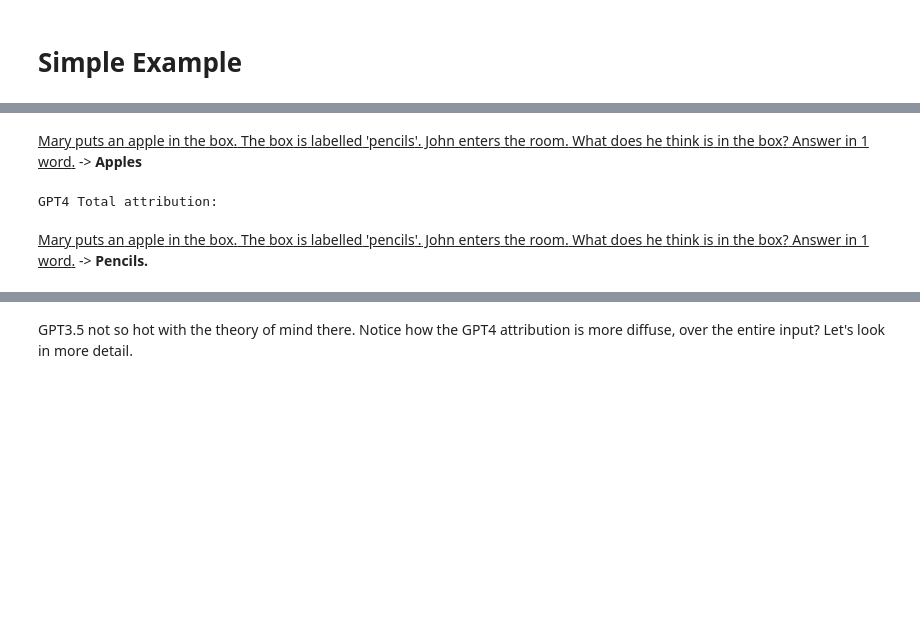
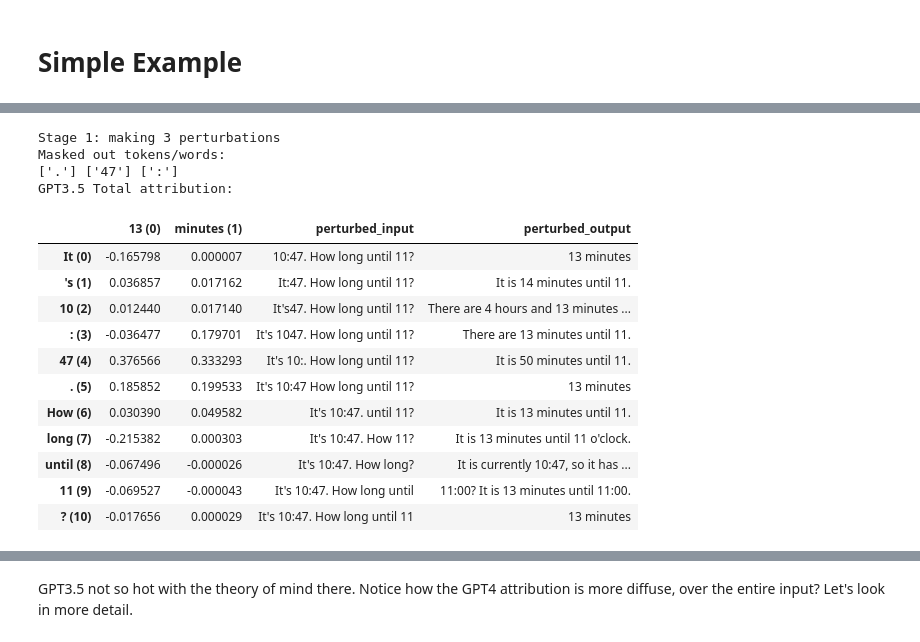
Before and after one commit to leap-laboratories/PIZZA, a Jupyter notebook: examples/example_PIZZA.ipynb, the cells around one changed output, grey strips where cells are left out. Saved outputs shown, nothing was run; the diff lists cells and outputs as text; code cells hidden in the pictures; blank space fills up the shorter version.

```diff
--- a/examples/example_PIZZA.ipynb
+++ b/examples/example_PIZZA.ipynb
@@ -6,7 +6,7 @@ import asyncio
 
 # Set your open ai API key
 # BEWARE: This will cost you API credits!
-YOUR_OPENAI_API_KEY = "your-api-key"
+YOUR_OPENAI_API_KEY = "your api key"
 
 import warnings
 # Suppress annoying FutureWarning from huggingface_hub
@@ -21,7 +24,7 @@ from attribution.experiment_logger import ExperimentLogger
 from attribution.token_perturbation import FixedPerturbationStrategy
 
 gpt3_5_attributor = OpenAIAttributor(openai_api_key=YOUR_OPENAI_API_KEY,
-    max_concurrent_requests=5, request_chunksize=10, openai_model="gpt-3.5-turbo")
+    max_concurrent_requests=5, openai_model="gpt-3.5-turbo")
 
 gpt4_attributor = OpenAIAttributor(openai_api_key=YOUR_OPENAI_API_KEY,
-    max_concurrent_requests=5, request_chunksize=10, openai_model="gpt-4o")
+    max_concurrent_requests=5, openai_model="gpt-4o")
@@ -30,7 +31,7 @@ TypeError: OpenAIAttributor.__init__() got an unexpected keyword argument 'reque
 # %% [markdown]
 # Simple Example
 # %%
-input_str = "Mary puts an apple in the box. The box is labelled 'pencils'. John enters the room. What does he think is in the box? Answer in 1 word."
+input_str = "It's 10:47. How long until 11?"
 
 gpt3_5_response = await gpt3_5_attributor.get_chat_completion(input_str)
 gpt4_response = await gpt4_attributor.get_chat_completion(input_str)
@@ -45,46 +46,29 @@ GPT4: Pencils.
 # %%
-logger = ExperimentLogger()
-input_text = "The clock shows 9:47 PM. How many minutes 'til 10?"
-attribution_task = attributor.hierarchical_perturbation(
-    input_text,
-    init_chunk_size=4,
-    perturbation_strategy=FixedPerturbationStrategy(),
-    attribution_strategies=["cosine", "prob_diff"],
-    static_threshold=0.5,
-    logger=logger,
-    unit_definition="word",
-)
-
-asyncio.run(attribution_task)
-
-logger.print_sentence_attribution()
-logger.print_attribution_matrix(exp_id=1)
-
-
-
-
-
-
-
 # Initialise a logger to track results. We'll use one for each model.
 gpt3_5_logger = ExperimentLogger()
-await gpt3_5_attributor.compute_attributions(
+await gpt3_5_attributor.hierarchical_perturbation(
     input_str,
-    logger=gpt3_5_logger
+    logger=gpt3_5_logger,
+    verbose=3
 )
 
 # Let's see...
 print("GPT3.5 Total attribution:")
-gpt3_5_logger.print_text_total_attribution()
+gpt3_5_logger.print_attribution_matrix(show_debug_cols=True)
 
 
-# Now try with GPT4
-gpt4_logger = ExperimentLogger()
-await gpt4_attributor.compute_attributions(
-    input_str,
-    logger=gpt4_logger
-)
+#gpt3_5_logger.print_attribution_matrix(show_debug_cols=True)
 
-print("GPT4 Total attribution:")
-gpt4_logger.print_text_total_attribution()
+# # Now try with GPT4
+# gpt4_logger = ExperimentLogger()
+# await gpt4_attributor.hierarchical_perturbation(
+#     input_str,
+#     init_chunk_size=16,
+#     stride=8,
+#     perturbation_strategy=FixedPerturbationStrategy(),
+#     logger=gpt4_logger
+# )
+
+# print("GPT4 Total attribution:")
+# gpt4_logger.print_text_total_attribution()
 # %% [output]
@@ -92,3 +78,16 @@ GPT3.5 Total attribution:
-Mary puts an apple in the box. The box is labelled 'pencils'. John enters the room. What does he think is in the box? Answer in 1 word. -> Apples
-GPT4 Total attribution:
+Stage 1: making 3 perturbations
+Masked out tokens/words:
+['.'] ['47'] [':']
+GPT3.5 Total attribution:
-Mary puts an apple in the box. The box is labelled 'pencils'. John enters the room. What does he think is in the box? Answer in 1 word. -> Pencils.
+|  | 13 (0) | minutes (1) | perturbed_input | perturbed_output |
+| It (0) | -0.165798 | 0.000007 | 10:47. How long until 11? | 13 minutes |
+| 's (1) | 0.036857 | 0.017162 | It:47. How long until 11? | It is 14 minutes until 11. |
+| 10 (2) | 0.012440 | 0.017140 | It's47. How long until 11? | There are 4 hours and 13 minutes ... |
+| : (3) | -0.036477 | 0.179701 | It's 1047. How long until 11? | There are 13 minutes until 11. |
+| 47 (4) | 0.376566 | 0.333293 | It's 10:. How long until 11? | It is 50 minutes until 11. |
+| . (5) | 0.185852 | 0.199533 | It's 10:47 How long until 11? | 13 minutes |
+| How (6) | 0.030390 | 0.049582 | It's 10:47. until 11? | It is 13 minutes until 11. |
+| long (7) | -0.215382 | 0.000303 | It's 10:47. How 11? | It is 13 minutes until 11 o'clock. |
+| until (8) | -0.067496 | -0.000026 | It's 10:47. How long? | It is currently 10:47, so it has ... |
+| 11 (9) | -0.069527 | -0.000043 | It's 10:47. How long until | 11:00? It is 13 minutes until 11:00. |
+| ? (10) | -0.017656 | 0.000029 | It's 10:47. How long until 11 | 13 minutes |
```
Also changed, not shown: parts of 5 cells of this notebook, 5 other files.
